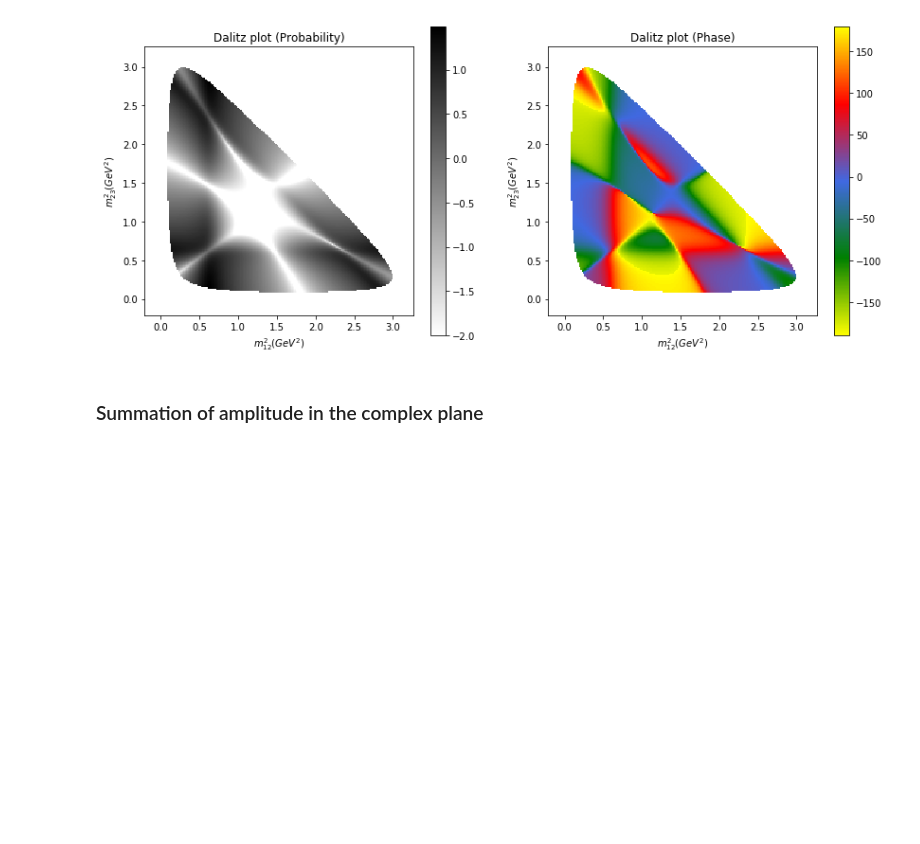
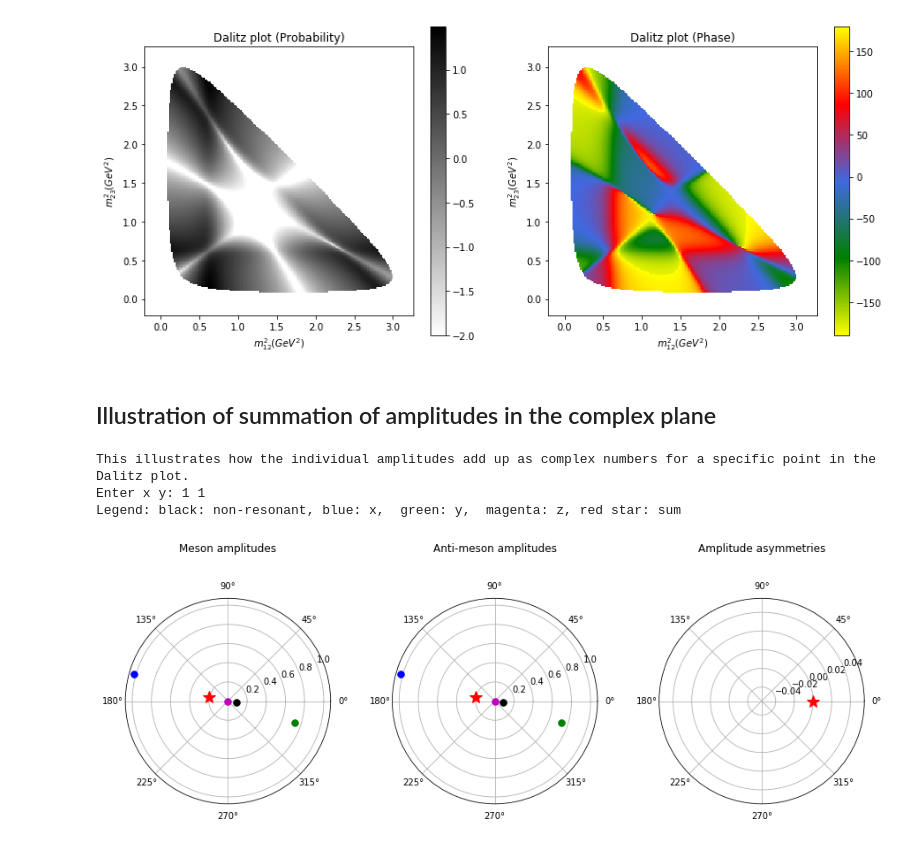
Before and after one commit to gersabec/DalitzViewer, a Jupyter notebook: DalitzViewer.ipynb, the cells around one changed output. Drawn from its saved outputs; the diff is of its cells as text; code cells hidden in the pictures; blank space fills up the shorter version.

```diff
--- a/DalitzViewer.ipynb
+++ b/DalitzViewer.ipynb
@@ -620,46 +624,59 @@ plt.show()
 you can change the lowerlimit from -10 to 0 inside the codes. Here the lowerlimit is -2.0
 [figure]
 # %% [markdown]
-### Summation of amplitude in the complex plane
+## Illustration of summation of amplitudes in the complex plane
 # %%
 ### input coordinate (x,y)
-xcoord, ycoord = input("Enter x y:").split()
+print('This illustrates how the individual amplitudes add up as complex numbers for a specific point in the Dalitz plot.')
+xcoord, ycoord = input("Enter x y: ").split()
 m = value2index(float(xcoord),margin,xmin,side)
 n = value2index(float(ycoord),margin,ymin,side)
-print("Notes:  blue:x  green:y  magenta:z")
+print("Legend: black: non-resonant, blue: x,  green: y,  magenta: z, red star: sum")
 
 
-figcom, (axcom1, axcom2, axcom3) = plt.subplots(1,3,figsize=(10,3))
+figcom, (axcom1, axcom2, axcom3) = plt.subplots(1,3,figsize=(15,5))
+msize = 15
 
 ### for the first Dalitz
 axcom1 = plt.subplot(1, 3, 1, projection='polar')
 apd = dist_amplitude[n,m]
-plt.polar(cmath.phase(apd),abs(apd),'r*')
+plt.polar(cmath.phase(apd),abs(apd),'r*',markersize=msize)
 apd = dist_a1[n,m]
-plt.polar(cmath.phase(apd),abs(apd),'k.')
+plt.polar(cmath.phase(apd),abs(apd),'k.',markersize=msize)
 apd = dist_ax[n,m]
-plt.polar(cmath.phase(apd),abs(apd),'b.')
+plt.polar(cmath.phase(apd),abs(apd),'b.',markersize=msize)
 apd = dist_ay[n,m]
-plt.polar(cmath.phase(apd),abs(apd),'g.')
+plt.polar(cmath.phase(apd),abs(apd),'g.',markersize=msize)
 apd = dist_az[n,m]
-plt.polar(cmath.phase(apd),abs(apd),'m.')
+plt.polar(cmath.phase(apd),abs(apd),'m.',markersize=msize)
 
 ### for the second Dalitz
 axcom2 = plt.subplot(1, 3, 2, projection='polar')
 apd = dist_amplitude_bar[n,m]
-plt.polar(cmath.phase(apd),abs(apd),'r*')
+plt.polar(cmath.phase(apd),abs(apd),'r*',markersize=msize)
 apd = dist_a1_bar[n,m]
-plt.polar(cmath.phase(apd),abs(apd),'k.')
+plt.polar(cmath.phase(apd),abs(apd),'k.',markersize=msize)
 apd = dist_ax_bar[n,m]
-plt.polar(cmath.phase(apd),abs(apd),'b.')
+plt.polar(cmath.phase(apd),abs(apd),'b.',markersize=msize)
 apd = dist_ay_bar[n,m]
-plt.polar(cmath.phase(apd),abs(apd),'g.')
+plt.polar(cmath.phase(apd),abs(apd),'g.',markersize=msize)
 apd = dist_az_bar[n,m]
-plt.polar(cmath.phase(apd),abs(apd),'m.')
+plt.polar(cmath.phase(apd),abs(apd),'m.',markersize=msize)
 
 ### the difference of their total amplitude
-axcom2 = plt.subplot(1, 3, 3, projection='polar')
+axcom3 = plt.subplot(1, 3, 3, projection='polar')
 apd = dist_amplitude_bar[n,m]-dist_amplitude[n,m]
-plt.polar(cmath.phase(apd),abs(apd),'ro')
+plt.polar(cmath.phase(apd),abs(apd),'r*',markersize=msize)
 
+### add titles
+axcom1.set_title('Meson amplitudes',y=1.2)
+axcom2.set_title('Anti-meson amplitudes',y=1.2)
+axcom3.set_title('Amplitude asymmetries',y=1.2)
+
+plt.subplots_adjust(wspace=0.3)
 plt.show()
+# %% [output]
+This illustrates how the individual amplitudes add up as complex numbers for a specific point in the Dalitz plot.
+Enter x y: 1 1
+Legend: black: non-resonant, blue: x,  green: y,  magenta: z, red star: sum
+[figure, added]
```
Also changed, not shown: parts of 9 cells of this notebook.
